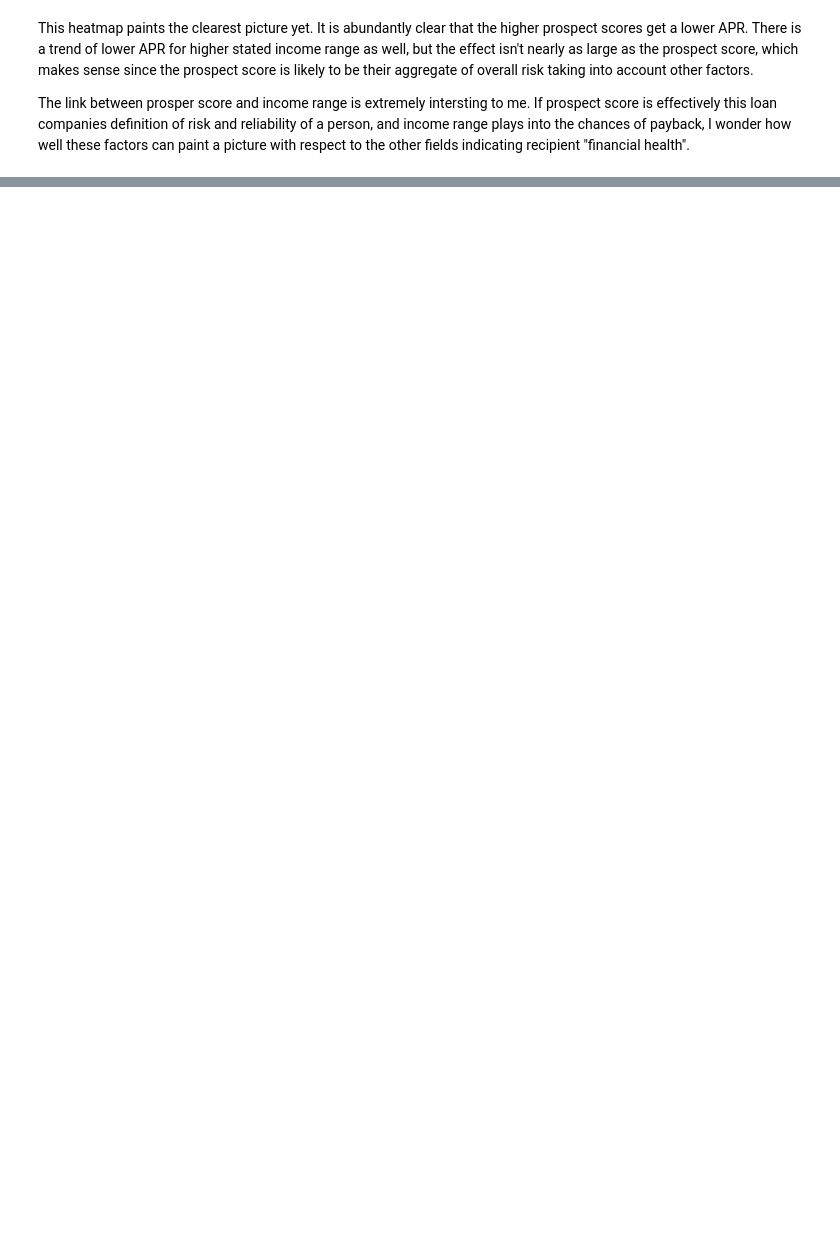
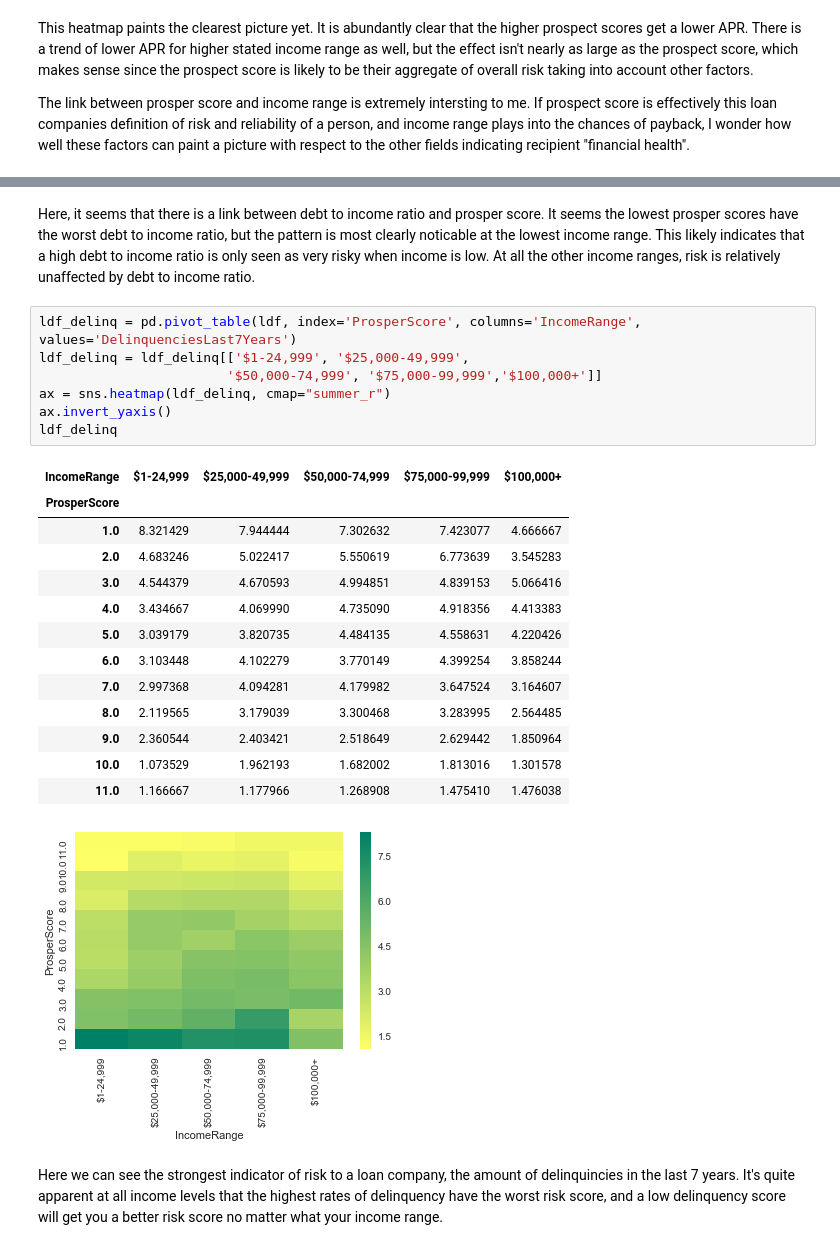
Before and after one commit to Daynil/data-analytics-nanodegree, a Jupyter notebook: Data Wrangling and Exploratory Data Analysis.ipynb, the cells around one changed output, grey strips where cells are left out. Saved outputs shown, nothing was run; the diff lists cells and outputs as text; blank space fills up the shorter version.

```diff
--- a/Data Wrangling and Exploratory Data Analysis.ipynb
+++ b/Data Wrangling and Exploratory Data Analysis.ipynb
@@ -317,0 +363,26 @@ The link between prosper score and income range is extremely intersting to me. I
+# %% [markdown]
+Here, it seems that there is a link between debt to income ratio and prosper score. It seems the lowest prosper scores have the worst debt to income ratio, but the pattern is most clearly noticable at the lowest income range. This likely indicates that a high debt to income ratio is only seen as very risky when income is low. At all the other income ranges, risk is relatively unaffected by debt to income ratio.
+# %%
+ldf_delinq = pd.pivot_table(ldf, index='ProsperScore', columns='IncomeRange', values='DelinquenciesLast7Years')
+ldf_delinq = ldf_delinq[['$1-24,999', '$25,000-49,999',
+                        '$50,000-74,999', '$75,000-99,999','$100,000+']]
+ax = sns.heatmap(ldf_delinq, cmap="summer_r")
+ax.invert_yaxis()
+ldf_delinq
+# %% [output]
+| IncomeRange | $1-24,999 | $25,000-49,999 | $50,000-74,999 | $75,000-99,999 | $100,000+ |
+| ProsperScore |  |  |  |  |  |
+| 1.0 | 8.321429 | 7.944444 | 7.302632 | 7.423077 | 4.666667 |
+| 2.0 | 4.683246 | 5.022417 | 5.550619 | 6.773639 | 3.545283 |
+| 3.0 | 4.544379 | 4.670593 | 4.994851 | 4.839153 | 5.066416 |
+| 4.0 | 3.434667 | 4.069990 | 4.735090 | 4.918356 | 4.413383 |
+| 5.0 | 3.039179 | 3.820735 | 4.484135 | 4.558631 | 4.220426 |
+| 6.0 | 3.103448 | 4.102279 | 3.770149 | 4.399254 | 3.858244 |
+| 7.0 | 2.997368 | 4.094281 | 4.179982 | 3.647524 | 3.164607 |
+| 8.0 | 2.119565 | 3.179039 | 3.300468 | 3.283995 | 2.564485 |
+| 9.0 | 2.360544 | 2.403421 | 2.518649 | 2.629442 | 1.850964 |
+| 10.0 | 1.073529 | 1.962193 | 1.682002 | 1.813016 | 1.301578 |
+| 11.0 | 1.166667 | 1.177966 | 1.268908 | 1.475410 | 1.476038 |
+[figure, added]
+# %% [markdown]
+Here we can see the strongest indicator of risk to a loan company, the amount of delinquincies in the last 7 years. It's quite apparent at all income levels that the highest rates of delinquency have the worst risk score, and a low delinquency score will get you a better risk score no matter what your income range.
```
Also changed, not shown: parts of 4 cells of this notebook.
